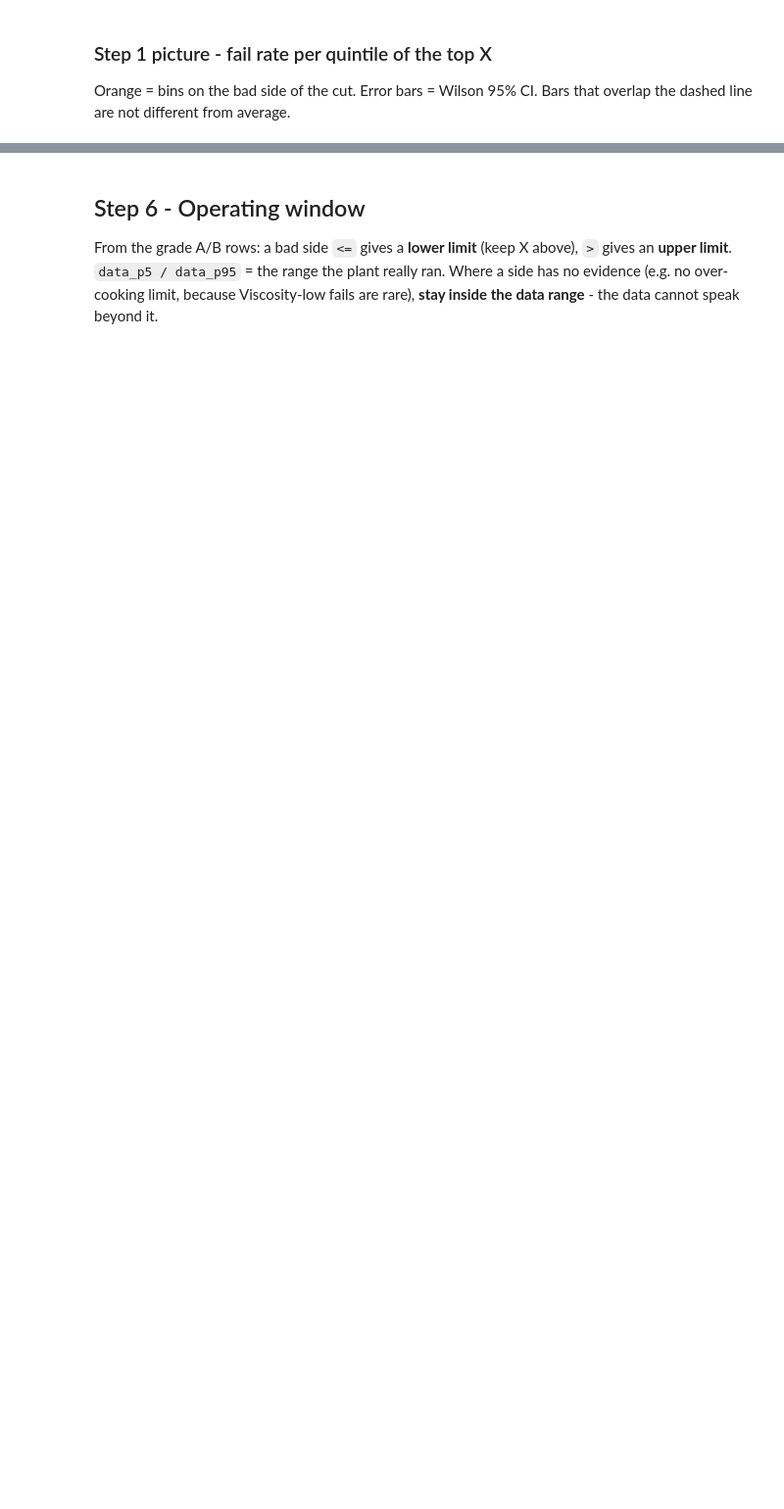
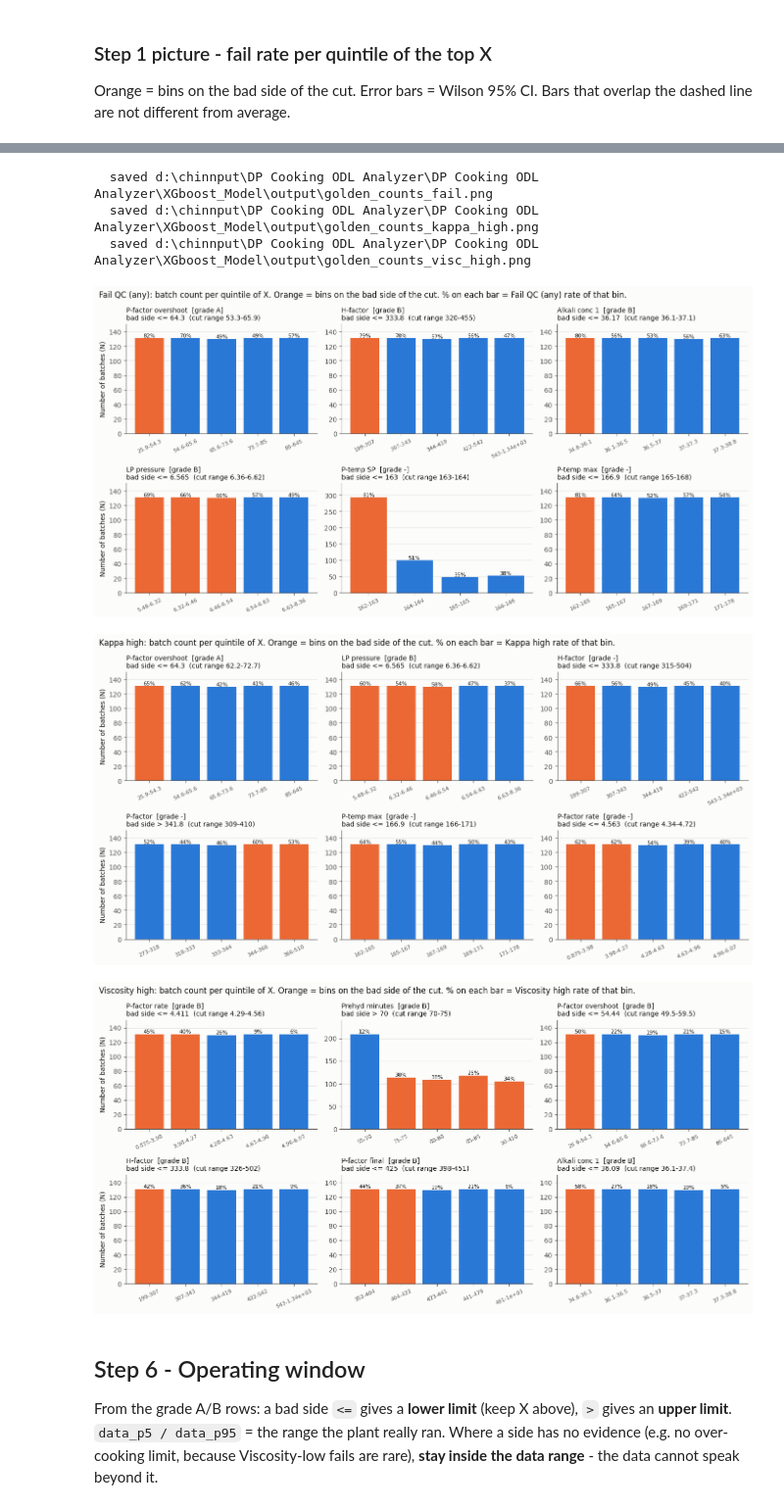
Before and after one commit to chinnput/dp-cooking-odl-analyzer, a Jupyter notebook: DP Cooking ODL Analyzer/XGboost_Model/02_golden_window.ipynb, the cells around one changed output, grey strips where cells are left out. Shown at 98% size. Saved outputs shown, nothing was run; the diff lists cells and outputs as text; code cells hidden in the pictures; blank space fills up the shorter version.

```diff
--- a/DP Cooking ODL Analyzer/XGboost_Model/02_golden_window.ipynb
+++ b/DP Cooking ODL Analyzer/XGboost_Model/02_golden_window.ipynb
@@ -73,3 +206,13 @@ for event in ["fail", "kappa_high", "visc_high"]:
+# %%
+for event in ["fail", "kappa_high", "visc_high"]:
+    plots.count_curves(df, results[event], event)
+# %% [output]
+  saved d:\chinnput\DP Cooking ODL Analyzer\DP Cooking ODL Analyzer\XGboost_Model\output\golden_counts_fail.png
+  saved d:\chinnput\DP Cooking ODL Analyzer\DP Cooking ODL Analyzer\XGboost_Model\output\golden_counts_kappa_high.png
+  saved d:\chinnput\DP Cooking ODL Analyzer\DP Cooking ODL Analyzer\XGboost_Model\output\golden_counts_visc_high.png
+[figure, added]
+[figure, added]
+[figure, added]
 # %% [markdown]
 ## Step 6 - Operating window
 From the grade A/B rows: a bad side `<=` gives a **lower limit** (keep X above), `>` gives an **upper limit**.
```
Also changed, not shown: parts of 7 cells of this notebook, 6 other files.
